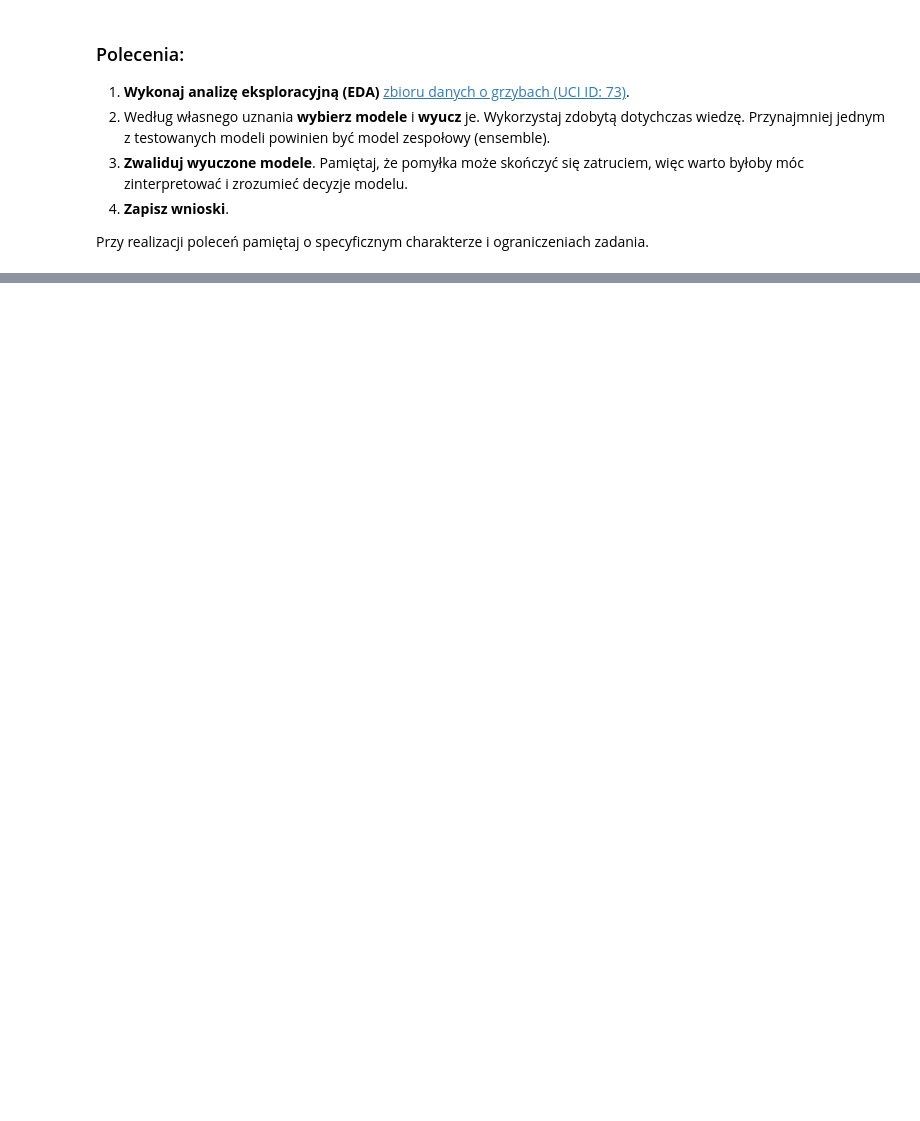
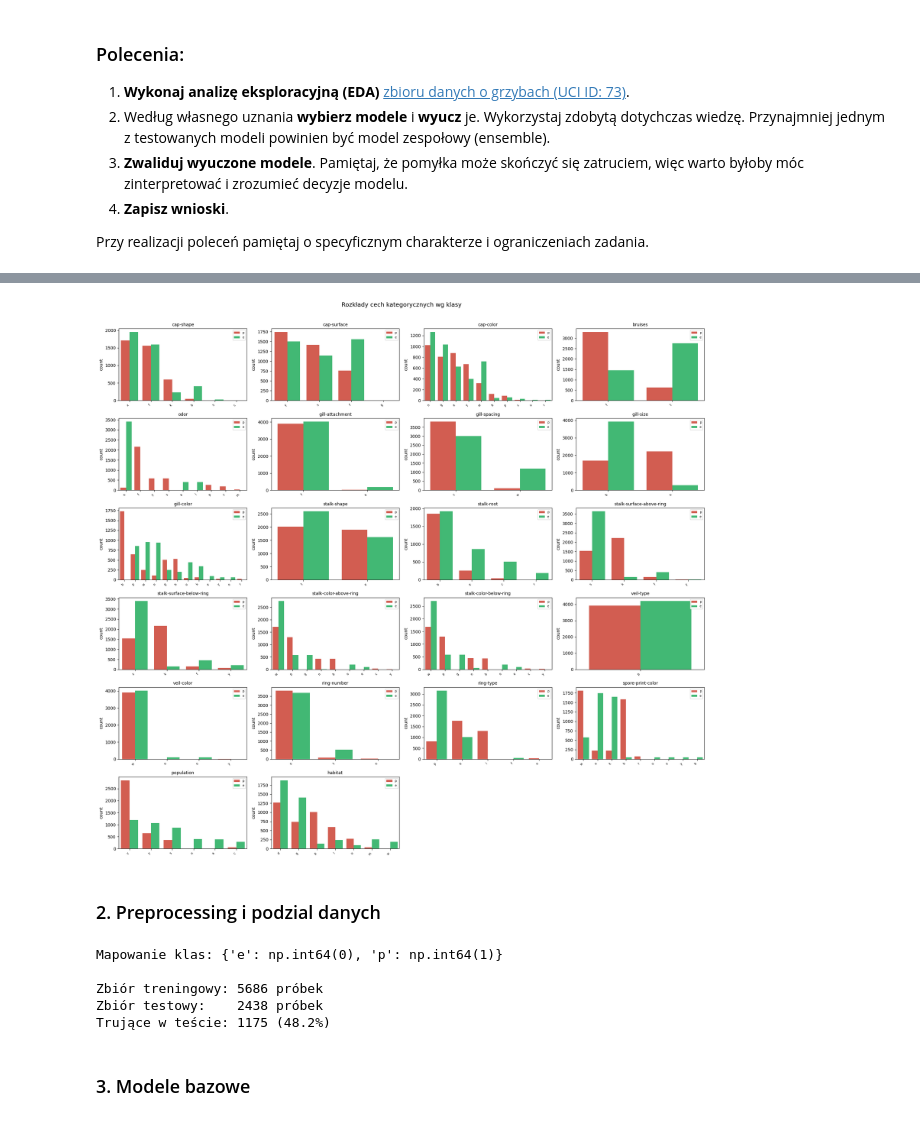
Before and after one commit to Zajecia-na-PWr-LR/lista-5-kub47, a Jupyter notebook: Lab_05.ipynb, the cells around one changed output, grey strips where cells are left out. Cells and saved outputs as stored; diff of their text form; code cells hidden in the pictures; blank space fills up the shorter version.

```diff
--- a/Lab_05.ipynb
+++ b/Lab_05.ipynb
@@ -578,0 +880,67 @@ Przy realizacji poleceń pamiętaj o specyficznym charakterze i ograniczeniach z
+# %%
+# rozklady wszystkich cech
+cat_cols = X.columns.tolist()
+
+n_cols = 4
+n_rows = (len(cat_cols) + n_cols - 1) // n_cols
+
+fig, axes = plt.subplots(n_rows, n_cols, figsize=(20, n_rows * 3))
+axes = axes.flatten()
+
+for ax, col in zip(axes, cat_cols):
+    order = df[col].value_counts().index
+    sns.countplot(data=df, x=col, hue="class",
+                  order=order, ax=ax,
+                  palette={"e": "#2ecc71", "p": "#e74c3c"})
+    ax.set_title(col, fontsize=10)
+    ax.set_xlabel("")
+    ax.set_xticklabels(ax.get_xticklabels(), rotation=45, ha="right", fontsize=7)
+    ax.legend(fontsize=7)
+
+# Ukryj puste wykresy
+for ax in axes[len(cat_cols):]:
+    ax.set_visible(False)
+
+plt.suptitle("Rozkłady cech kategorycznych wg klasy", fontsize=14, y=1.01)
+plt.tight_layout()
+plt.show()
+# %% [output]
+[figure, added]
+# %% [markdown]
+### 2. Preprocessing i podzial danych
+# %%
+# Uzupełnienie braków w stalk-root osobną kategorią
+X_clean = X.copy()
+X_clean["stalk-root"] = X_clean["stalk-root"].fillna("missing")
+
+# Enkodowanie etykiet (e=0, p=1) – p to klasa pozytywna (trujący)
+le = LabelEncoder()
+y_enc = le.fit_transform(y)  # e->0, p->1
+print("Mapowanie klas:", dict(zip(le.classes_, le.transform(le.classes_))))
+
+# Wszystkie cechy są kategoryczne – OrdinalEncoder
+all_cols = X_clean.columns.tolist()
+
+preprocessor_tree = ColumnTransformer(transformers=[
+    ("cat", OrdinalEncoder(handle_unknown="use_encoded_value", unknown_value=-1), all_cols)
+], remainder="drop")
+
+preprocessor_lr = ColumnTransformer(transformers=[
+    ("cat", OrdinalEncoder(handle_unknown="use_encoded_value", unknown_value=-1), all_cols)
+], remainder="drop")
+# Dla LR dodajemy StandardScaler po OrdinalEncoderze w Pipeline
+
+# Podział
+X_train, X_test, y_train, y_test = train_test_split(
+    X_clean, y_enc, test_size=0.3, stratify=y_enc, random_state=42
+)
+
+print(f"\nZbiór treningowy: {X_train.shape[0]} próbek")
+print(f"Zbiór testowy:    {X_test.shape[0]} próbek")
+print(f"Trujące w teście: {y_test.sum()} ({y_test.mean()*100:.1f}%)")
+# %% [output]
+Mapowanie klas: {'e': np.int64(0), 'p': np.int64(1)}
+
+Zbiór treningowy: 5686 próbek
+Zbiór testowy:    2438 próbek
+Trujące w teście: 1175 (48.2%)
@@ -578,0 +996,2 @@ Przy realizacji poleceń pamiętaj o specyficznym charakterze i ograniczeniach z
+# %% [markdown]
+### 3. Modele bazowe
```
Also changed, not shown: parts of 43 cells of this notebook, 2 other files.
